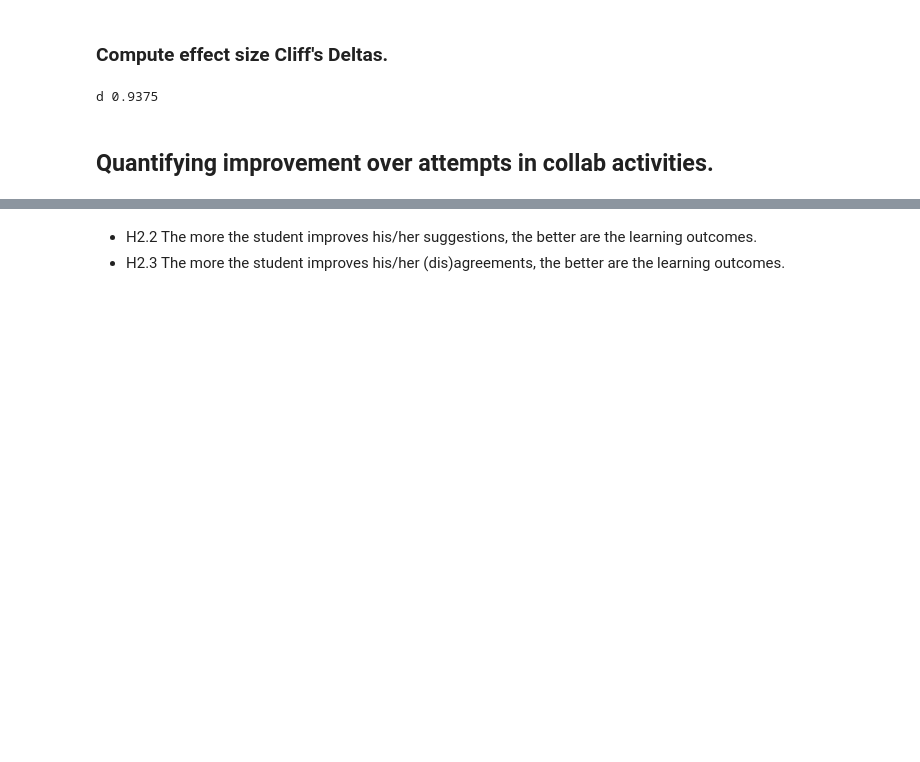
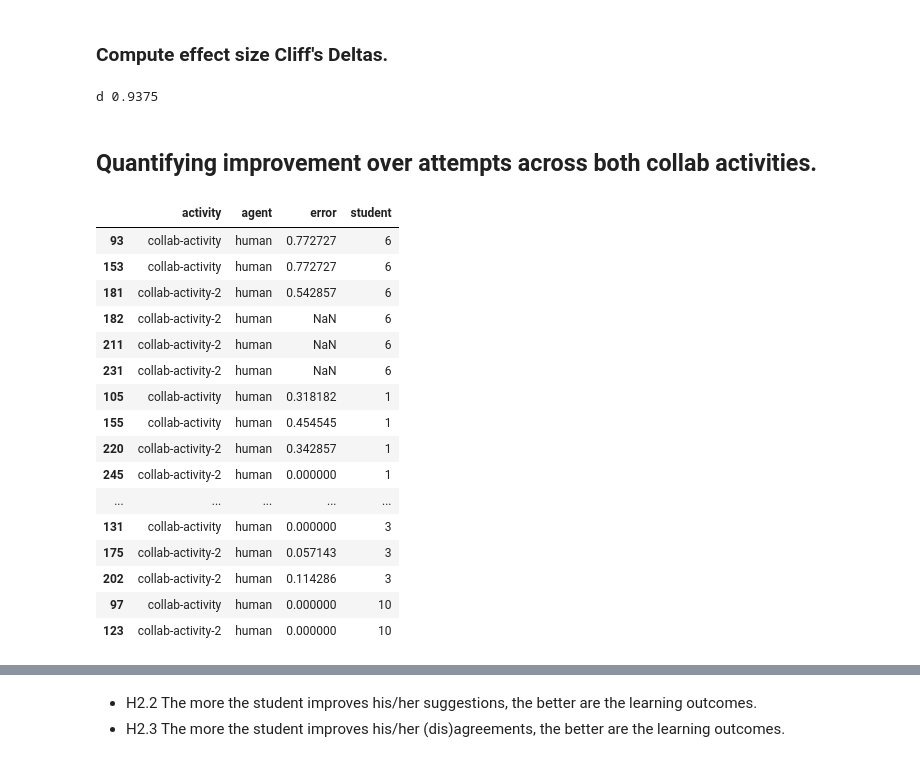
Before and after one commit to utku-norman/justhink-preexp-analysis, a Jupyter notebook: analysis/notebooks/05-comparing-error-difference-and-learning-gain.ipynb, the cells around one changed output, grey strips where cells are left out. Drawn from its saved outputs; the diff is of its cells as text; code cells hidden in the pictures; blank space fills up the shorter version.

```diff
--- a/analysis/notebooks/05-comparing-error-difference-and-learning-gain.ipynb
+++ b/analysis/notebooks/05-comparing-error-difference-and-learning-gain.ipynb
@@ -20,6 +20,8 @@ collab_best_pickle_file = pl.Path(
     '../processed_data/collab_best_df.pickle')
 learning_df_pickle_file = pl.Path(
     '../processed_data/learning_df.pickle')
+cdf_human_pickle_file = pl.Path(
+    '../processed_data/cdf_human.pickle')
 # %% [markdown]
 # Load pickled data.
 # %%
@@ -31,6 +33,9 @@ with collab_best_pickle_file.open('rb') as handle:
 
 with learning_df_pickle_file.open('rb') as handle:
     learning_df = pickle.load(handle)
+
+with cdf_human_pickle_file.open('rb') as handle:
+    cdf_human = pickle.load(handle)
 # %%
 processed_tables.keys()
 pd.options.display.max_columns = None
@@ -178,4 +165,25 @@ print('d', d)
 # %% [output]
 d 0.9375
 # %% [markdown]
-## Quantifying improvement over attempts in collab activities.
+## Quantifying improvement over attempts across both collab activities.
+# %%
+#last error - first error
+cdf_human
+# %% [output]
+|  | activity | agent | error | student |
+| 93 | collab-activity | human | 0.772727 | 6 |
+| 153 | collab-activity | human | 0.772727 | 6 |
+| 181 | collab-activity-2 | human | 0.542857 | 6 |
+| 182 | collab-activity-2 | human | NaN | 6 |
+| 211 | collab-activity-2 | human | NaN | 6 |
+| 231 | collab-activity-2 | human | NaN | 6 |
+| 105 | collab-activity | human | 0.318182 | 1 |
+| 155 | collab-activity | human | 0.454545 | 1 |
+| 220 | collab-activity-2 | human | 0.342857 | 1 |
+| 245 | collab-activity-2 | human | 0.000000 | 1 |
+| ... | ... | ... | ... | ... |
+| 131 | collab-activity | human | 0.000000 | 3 |
+| 175 | collab-activity-2 | human | 0.057143 | 3 |
+| 202 | collab-activity-2 | human | 0.114286 | 3 |
+| 97 | collab-activity | human | 0.000000 | 10 |
+| 123 | collab-activity-2 | human | 0.000000 | 10 |
```
Also changed, not shown: parts of 9 cells of this notebook, 2 other files.
